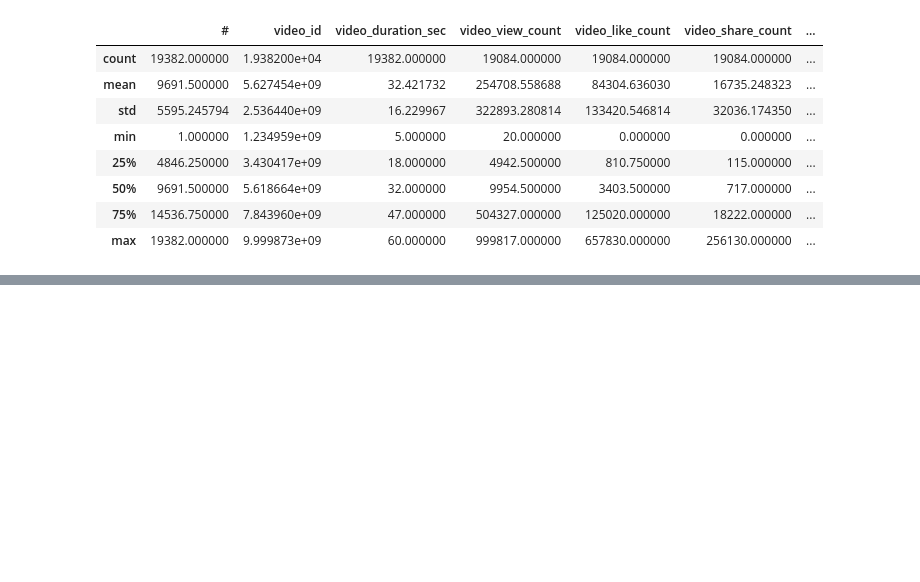
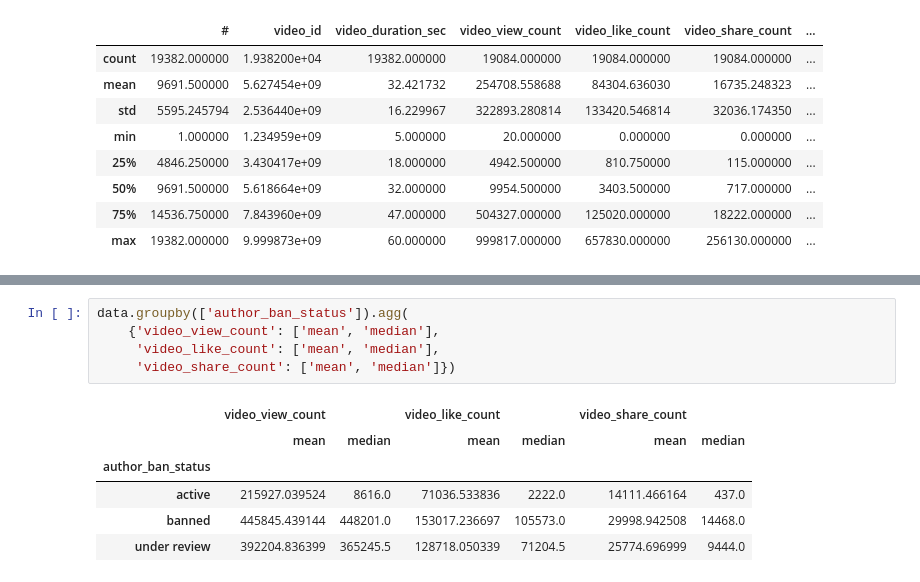
Before and after one commit to low122/TikTok, a Jupyter notebook: tiktok_analysis.ipynb, the cells around one changed output, grey strips where cells are left out. Saved outputs shown, nothing was run; the diff lists cells and outputs as text; blank space fills up the shorter version.

```diff
--- a/tiktok_analysis.ipynb
+++ b/tiktok_analysis.ipynb
@@ -53,0 +116,12 @@ data.describe()
+# %%
+data.groupby(['author_ban_status']).agg(
+    {'video_view_count': ['mean', 'median'],
+     'video_like_count': ['mean', 'median'],
+     'video_share_count': ['mean', 'median']})
+# %% [output]
+|  | video_view_count |  | video_like_count |  | video_share_count |  |
+|  | mean | median | mean | median | mean | median |
+| author_ban_status |  |  |  |  |  |  |
+| active | 215927.039524 | 8616.0 | 71036.533836 | 2222.0 | 14111.466164 | 437.0 |
+| banned | 445845.439144 | 448201.0 | 153017.236697 | 105573.0 | 29998.942508 | 14468.0 |
+| under review | 392204.836399 | 365245.5 | 128718.050339 | 71204.5 | 25774.696999 | 9444.0 |
```
Also changed, not shown: parts of 14 cells of this notebook.
